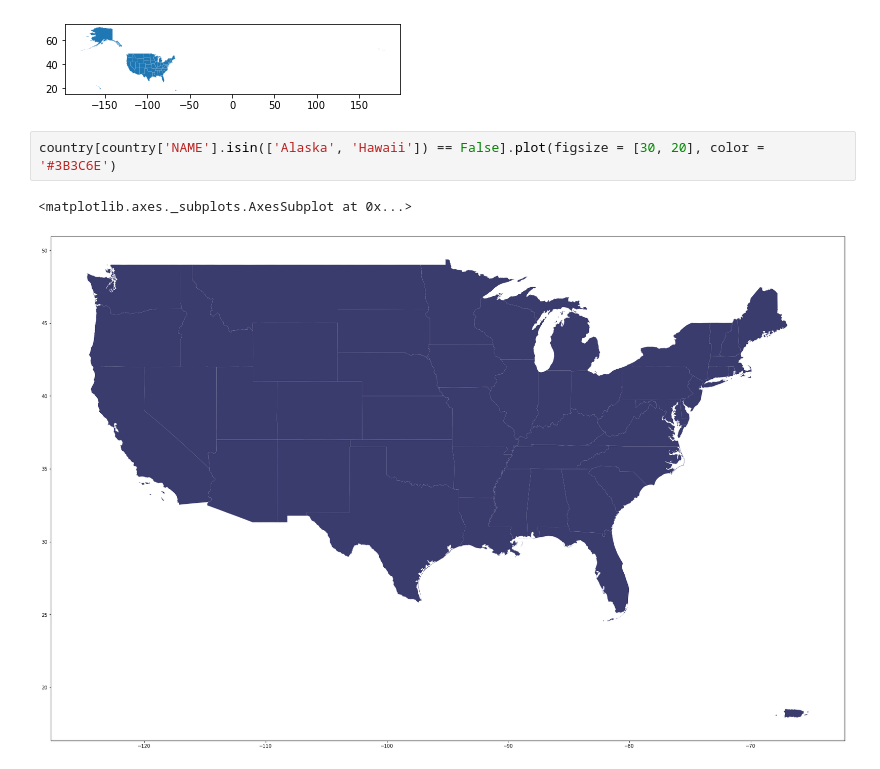
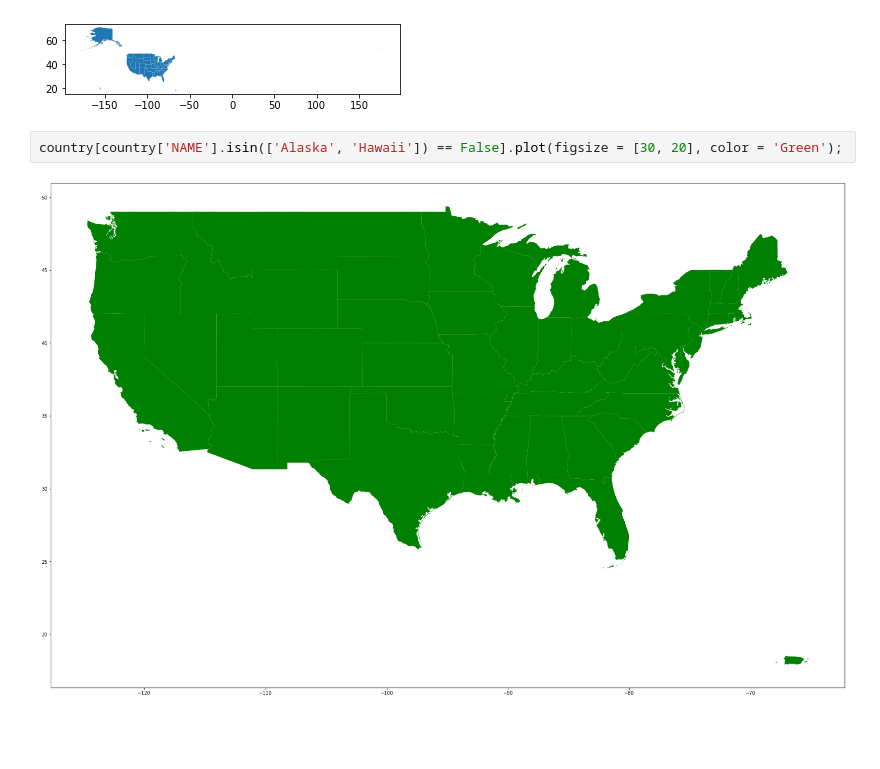
Before and after one commit to Malcolm206/Intro_Geospatial_Data, a Jupyter notebook: Untitled.ipynb, the cells around one changed output. Cells and saved outputs as stored; diff of their text form; blank space fills up the shorter version.

```diff
--- a/Untitled.ipynb
+++ b/Untitled.ipynb
@@ -36,7 +36,6 @@ country.plot()
 <matplotlib.axes._subplots.AxesSubplot at 0x...>
 [figure]
 # %%
-country[country['NAME'].isin(['Alaska', 'Hawaii']) == False].plot(figsize = [30, 20], color = '#3B3C6E')
+country[country['NAME'].isin(['Alaska', 'Hawaii']) == False].plot(figsize = [30, 20], color = 'Green');
 # %% [output]
-<matplotlib.axes._subplots.AxesSubplot at 0x...>
-[figure, old version]
+[figure, new version]
```
